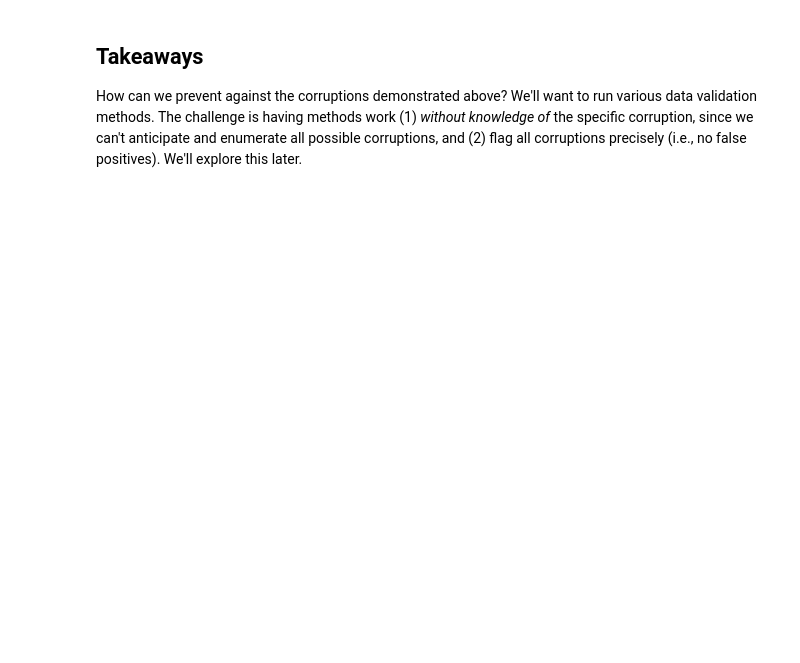
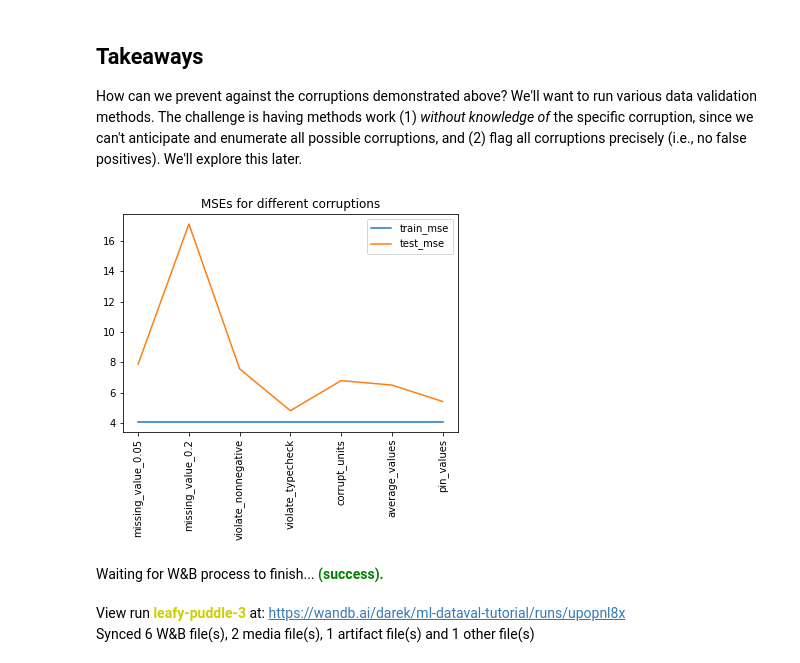
Before and after one commit to shreyashankar/ml-dataval-tutorial, a Jupyter notebook: 02-explorecorrupt.ipynb, the cells around one changed output. Saved outputs shown, nothing was run; the diff lists cells and outputs as text; code cells hidden in the pictures; blank space fills up the shorter version.

```diff
--- a/02-explorecorrupt.ipynb
+++ b/02-explorecorrupt.ipynb
@@ -8,3 +8,10 @@ from dataval.train import CatBoostTrainer
 import os
 import matplotlib.pyplot as plt
 import pandas as pd
+
+import wandb
+
+os.environ["WANDB_QUIET"] = "true" # Let's keep the output clean
+
+# Let's start a new W&B run to track our work
+run = wandb.init(project="ml-dataval-tutorial")
@@ -100,7 +111,7 @@ Instead of corrupting the test data, maybe we corrupt the train data. Note how t
 # %%
 corrupted_train_df, _ = ds.corrupt_null(train_df, "cmc", corruption_rate=0.2)
 
-t = ds.train_and_test(corrupted_train_df, test_df)
+t, train_mse, test_mse = ds.train_and_test(corrupted_train_df, test_df)
 print()
 print(t.get_feature_importance().head(5))
 # %% [output]
@@ -197,10 +274,23 @@ How can we prevent against the corruptions demonstrated above? We'll want to run
 # %%
 import matplotlib.pyplot as plt
 
 results_df = pd.DataFrame(corruption_results)
+# Log results to W&B table
+run.log({"corruption_results": wandb.Table(dataframe=results_df)})
 plt.plot(results_df["name"], results_df["train_mse"], label="train_mse")
 plt.plot(results_df["name"], results_df["test_mse"], label="test_mse")
 plt.xticks(rotation=90)
 plt.legend()
 plt.title("MSEs for different corruptions")
+# Log plot to W&B
+run.log({"corruption_plot": wandb.Image(plt)})
 plt.show()
+# %% [output]
+[figure, added]
+# %%
+# We can finish now the W&B run
+run.finish()
+# %% [output]
+Waiting for W&B process to finish... (success).
+View run leafy-puddle-3 at: https://wandb.ai/darek/ml-dataval-tutorial/runs/upopnl8x
+Synced 6 W&B file(s), 2 media file(s), 1 artifact file(s) and 1 other file(s)
```
Also changed, not shown: parts of 8 cells of this notebook, 1 other file.
